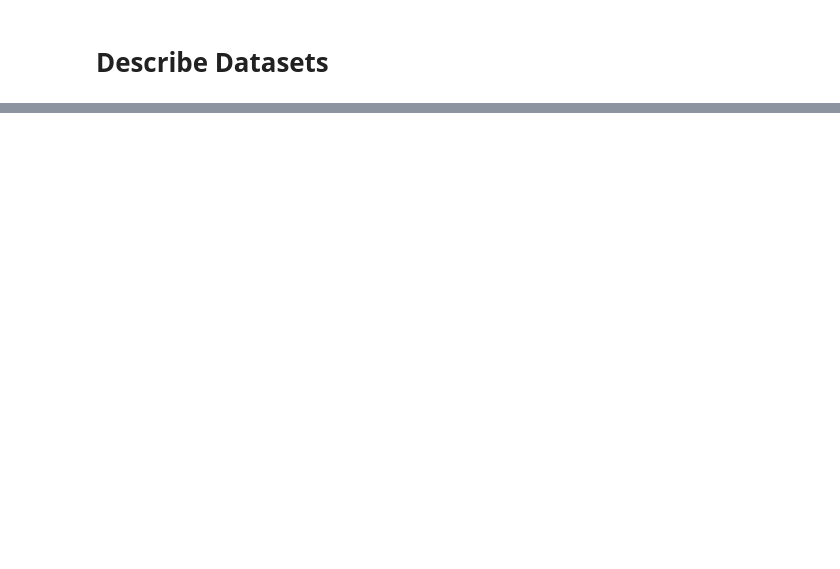
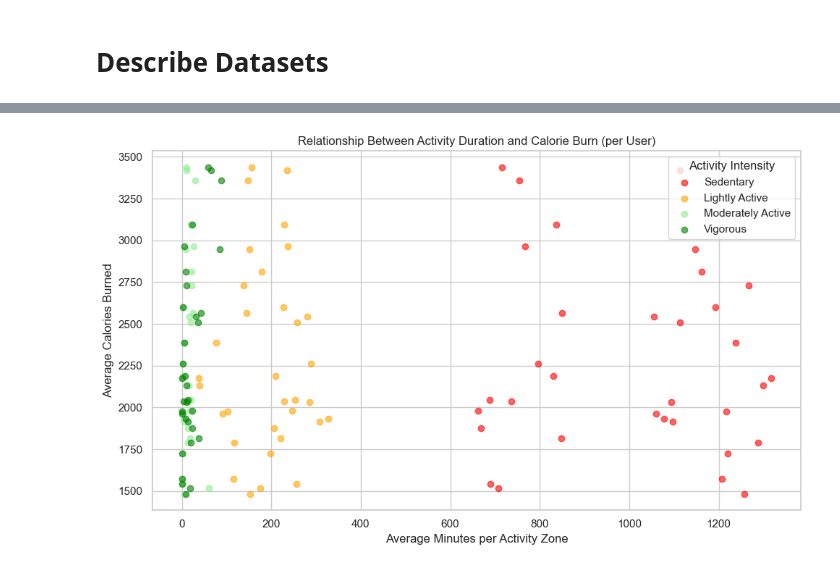
Before and after one commit to koujalgiash/healthcareanalytics101, a Jupyter notebook: kaggle/fitness_trends.ipynb, the cells around one changed output, grey strips where cells are left out. Cells and saved outputs as stored; diff of their text form; code cells hidden in the pictures; blank space fills up the shorter version.

```diff
--- a/kaggle/fitness_trends.ipynb
+++ b/kaggle/fitness_trends.ipynb
@@ -157,0 +348,21 @@ plt.show()
+# %%
+
+# Set plot size
+plt.figure(figsize=(10, 6))
+
+# Plot scatter for each activity zone
+plt.scatter(merged_duration_calories['SedentaryMinutes'], merged_duration_calories['AverageCalories'], label='Sedentary', color='red', alpha=0.6)
+plt.scatter(merged_duration_calories['LightlyActiveMinutes'], merged_duration_calories['AverageCalories'], label='Lightly Active', color='orange', alpha=0.6)
+plt.scatter(merged_duration_calories['FairlyActiveMinutes'], merged_duration_calories['AverageCalories'], label='Moderately Active', color='lightgreen', alpha=0.6)
+plt.scatter(merged_duration_calories['VeryActiveMinutes'], merged_duration_calories['AverageCalories'], label='Vigorous', color='green', alpha=0.6)
+
+# Labels and title
+plt.xlabel("Average Minutes per Activity Zone")
+plt.ylabel("Average Calories Burned")
+plt.title("Relationship Between Activity Duration and Calorie Burn (per User)")
+plt.legend(title="Activity Intensity")
+plt.grid(True)
+plt.tight_layout()
+plt.show()
+# %% [output]
+[figure, added]
```
Also changed, not shown: parts of 20 cells of this notebook, 4 other files.
